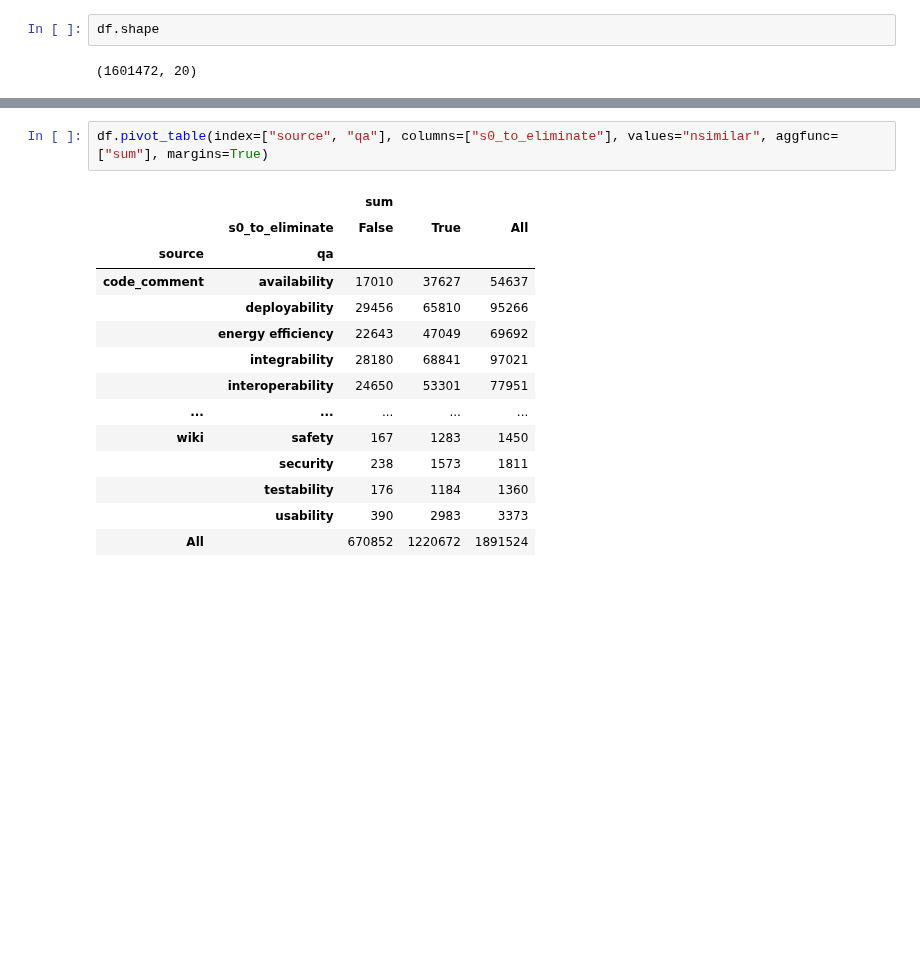
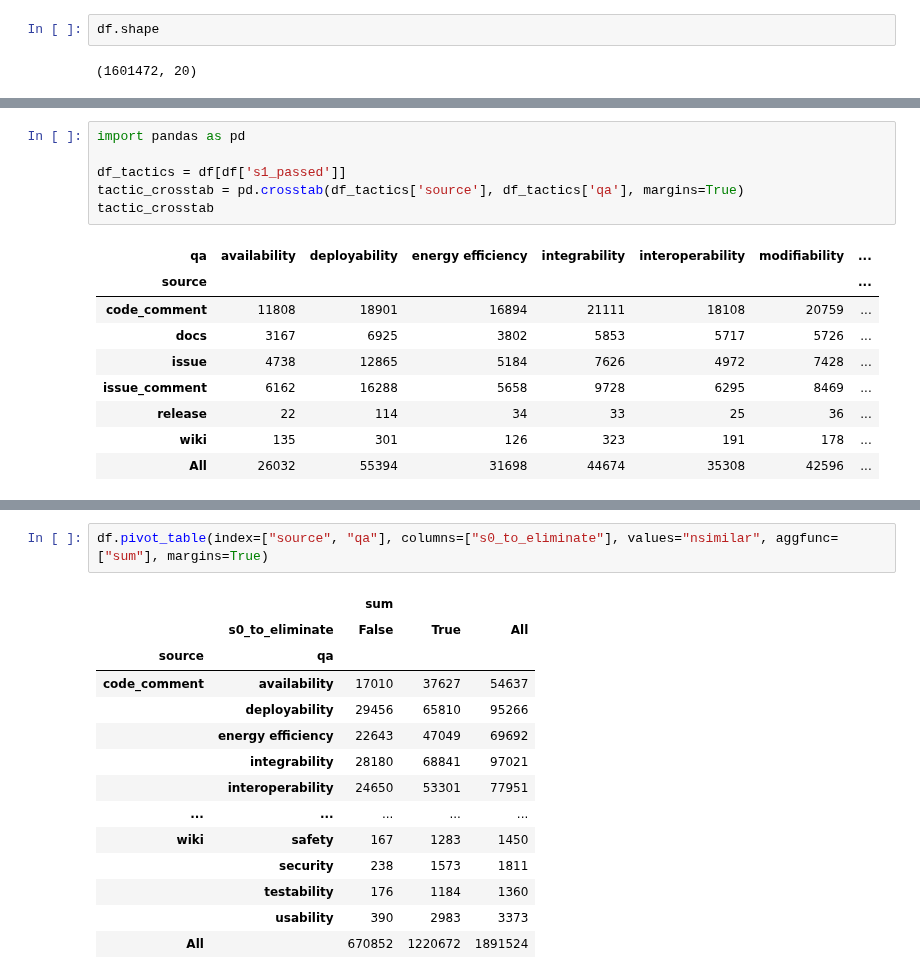
Before and after one commit to dmitrijs-voronovs/scientific-software-architecture-analysis, a Jupyter notebook: processing_pipeline/analysis/merged.ipynb, the cells around one changed output, grey strips where cells are left out. Saved outputs shown, nothing was run; the diff lists cells and outputs as text; blank space fills up the shorter version.

```diff
--- a/processing_pipeline/analysis/merged.ipynb
+++ b/processing_pipeline/analysis/merged.ipynb
@@ -37,0 +171,16 @@ df.head()
+# %%
+import pandas as pd
+
+df_tactics = df[df['s1_passed']]
+tactic_crosstab = pd.crosstab(df_tactics['source'], df_tactics['qa'], margins=True)
+tactic_crosstab
+# %% [output]
+| qa | availability | deployability | energy efficiency | integrability | interoperability | modifiability | ... |
+| source |  |  |  |  |  |  | ... |
+| code_comment | 11808 | 18901 | 16894 | 21111 | 18108 | 20759 | ... |
+| docs | 3167 | 6925 | 3802 | 5853 | 5717 | 5726 | ... |
+| issue | 4738 | 12865 | 5184 | 7626 | 4972 | 7428 | ... |
+| issue_comment | 6162 | 16288 | 5658 | 9728 | 6295 | 8469 | ... |
+| release | 22 | 114 | 34 | 33 | 25 | 36 | ... |
+| wiki | 135 | 301 | 126 | 323 | 191 | 178 | ... |
+| All | 26032 | 55394 | 31698 | 44674 | 35308 | 42596 | ... |
```
Also changed, not shown: parts of 25 cells of this notebook, 3 other files.
